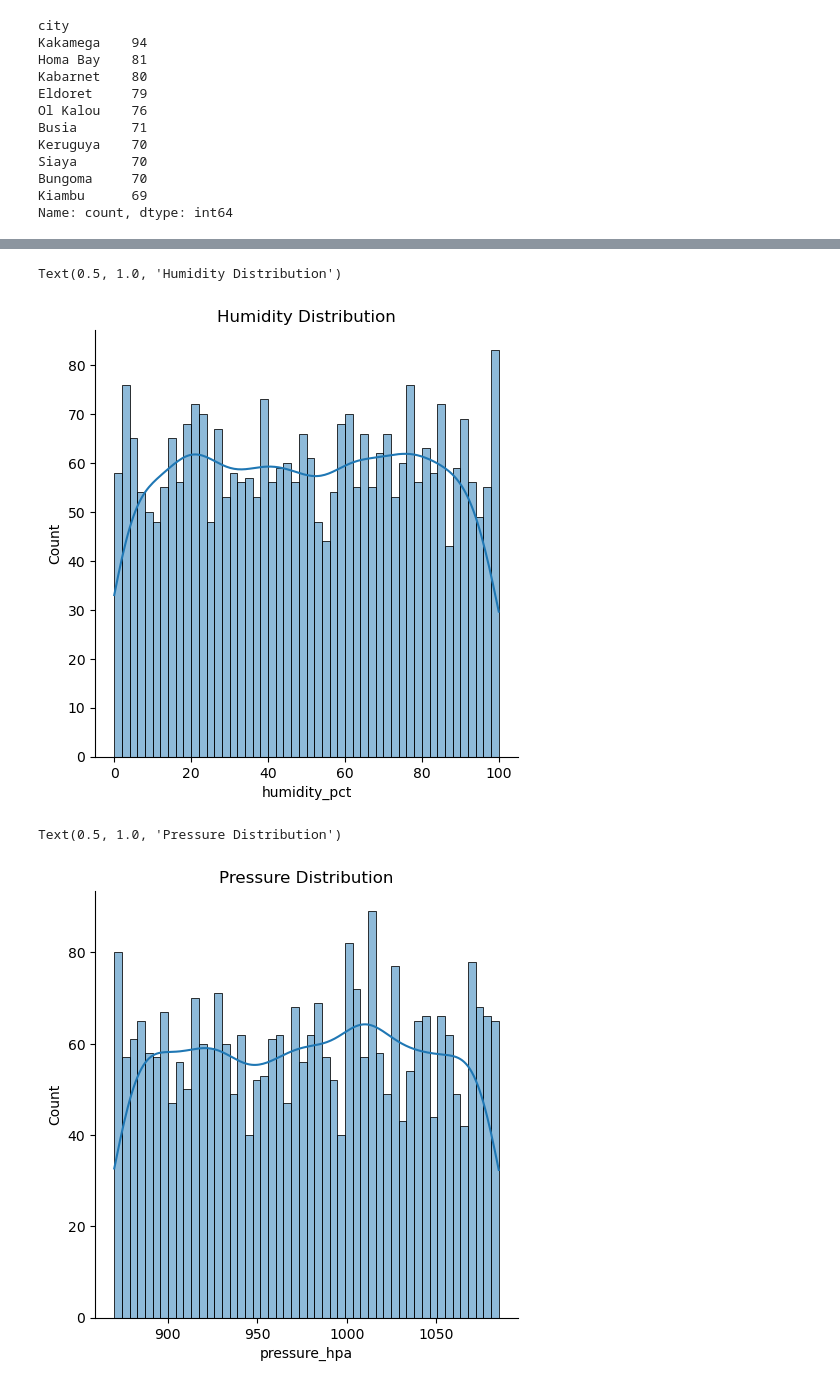
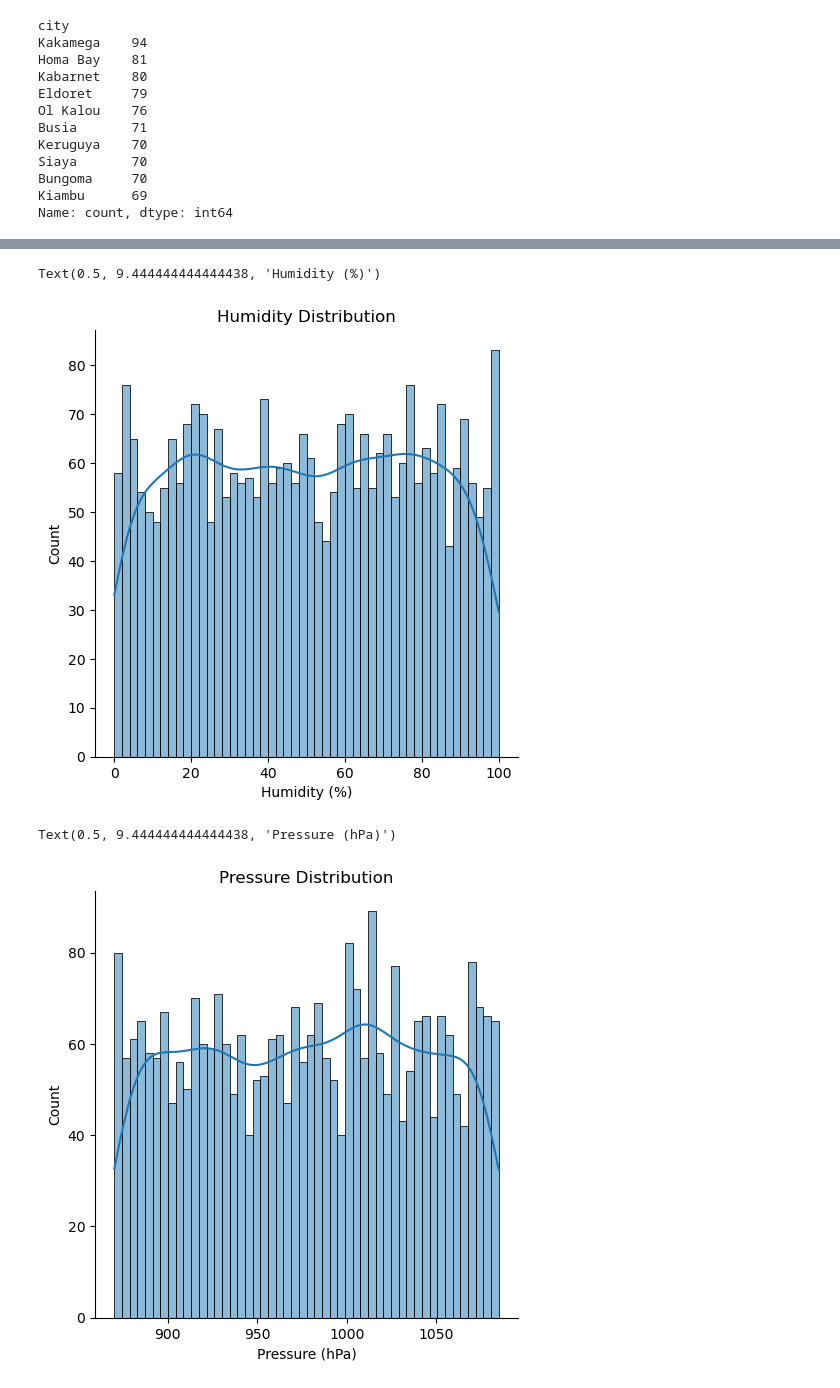
Before and after one commit to GichukiEdwin/Data_Science_EA_Projects, a Jupyter notebook: Weather_Data_Analysis_and_Forecasting.ipynb, the cells around one changed output, grey strips where cells are left out. Cells and saved outputs as stored; diff of their text form; code cells hidden in the pictures.

```diff
--- a/Weather_Data_Analysis_and_Forecasting.ipynb
+++ b/Weather_Data_Analysis_and_Forecasting.ipynb
@@ -355,12 +363,14 @@ Text(0.5, 1.0, 'Temperature Distribution')
 # %%
 sns.displot(df1['humidity_pct'],bins=50,kde=True)
 plt.title('Humidity Distribution')
+plt.xlabel('Humidity (%)')
 # %% [output]
-Text(0.5, 1.0, 'Humidity Distribution')
+Text(0.5, 9.444444444444438, 'Humidity (%)')
 [figure]
 # %%
 sns.displot(df1['pressure_hpa'],bins=50,kde=True)
 plt.title('Pressure Distribution')
+plt.xlabel('Pressure (hPa)')
 # %% [output]
-Text(0.5, 1.0, 'Pressure Distribution')
+Text(0.5, 9.444444444444438, 'Pressure (hPa)')
-[figure, old version]
+[figure, new version]
```
Also changed, not shown: parts of 17 cells of this notebook, 1 other file.
